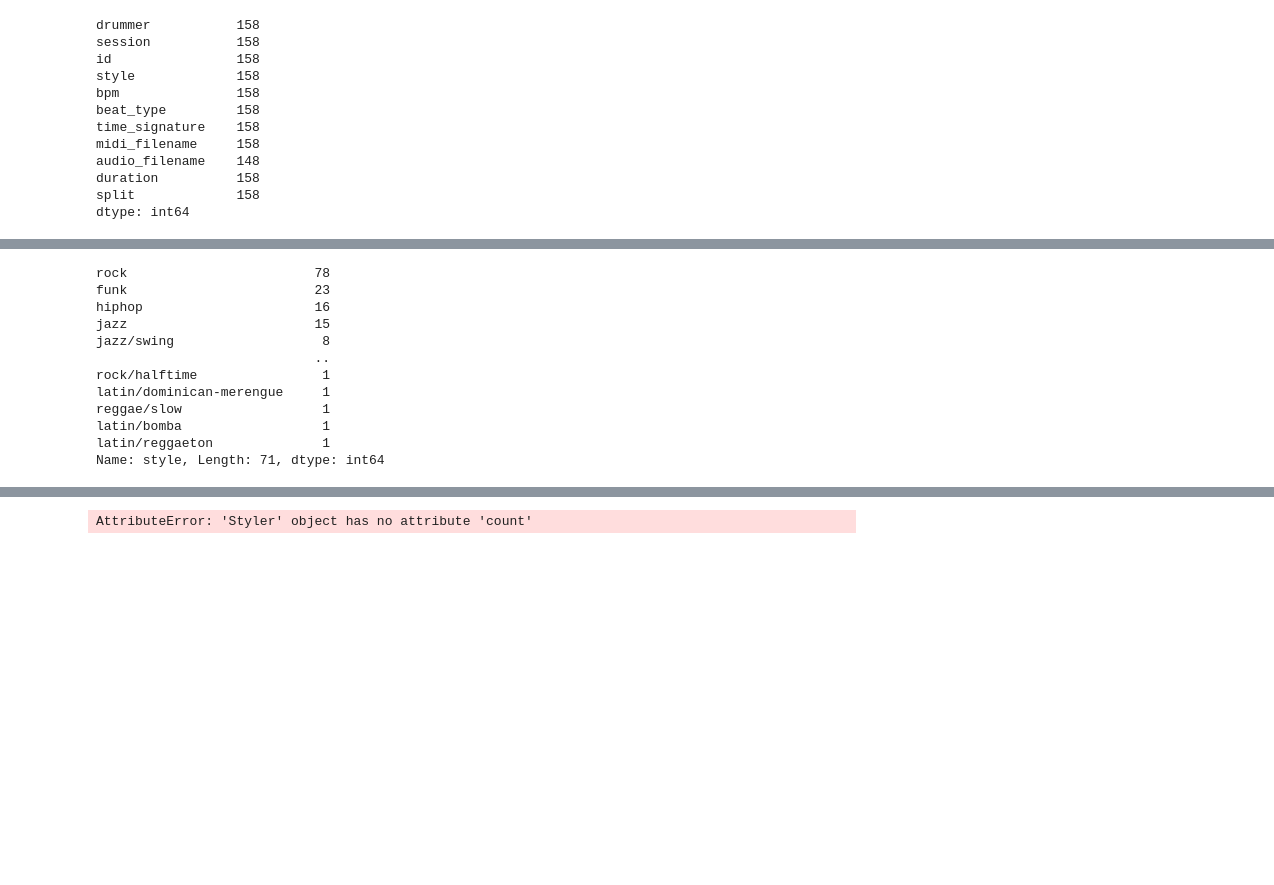
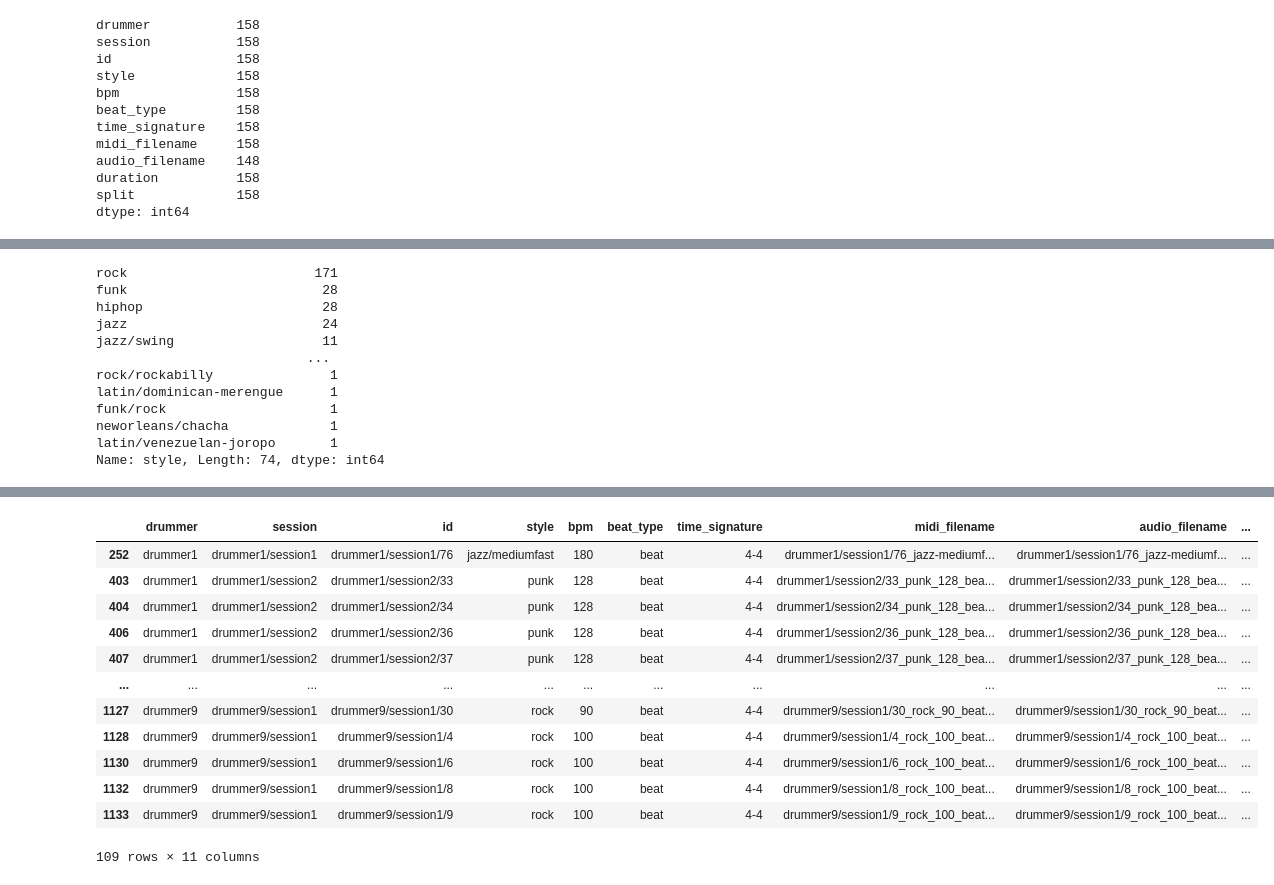
Before and after one commit to Eman27/Drum_GAN, a Jupyter notebook: profiling.ipynb, the cells around one changed output, grey strips where cells are left out. Saved outputs shown, nothing was run; the diff lists cells and outputs as text; code cells hidden in the pictures; blank space fills up the shorter version.

Commit message:
Merged styles containing multiple genres and added them to an appropriate single-genre style.

```diff
--- a/profiling.ipynb
+++ b/profiling.ipynb
@@ -93,5 +94 @@ jazz/fast                      1
 Name: style, Length: 76, dtype: int64
-# %%
-groove_df = groove_df[groove_df.duration > 30]
-groove_df.count()
-#Do we need audio files if we have the midi files??
@@ -181,24 +131,36 @@ style_durations.sort_values(by=['max'], ascending='False')
 # %%
 groove_df['style'].value_counts()
 # %% [output]
-rock                        78
-funk                        23
-hiphop                      16
-jazz                        15
-jazz/swing                   8
-                            ..
-rock/halftime                1
-latin/dominican-merengue     1
-reggae/slow                  1
-latin/bomba                  1
-latin/reggaeton              1
-Name: style, Length: 71, dtype: int64
+rock                        171
+funk                         28
+hiphop                       28
+jazz                         24
+jazz/swing                   11
+                           ...
+rock/rockabilly               1
+latin/dominican-merengue      1
+funk/rock                     1
+neworleans/chacha             1
+latin/venezuelan-joropo       1
+Name: style, Length: 74, dtype: int64
 # %%
 pandas_profiling.ProfileReport(groove_df)
 # %% [output]
 [interactive output not drawn]
 # %%
-single_styles = groove_df[groove_df.style.count() <= 1]
-single_styles.count()
+single_styles = groove_df[groove_df['duration'] <= 20]
+single_styles
 # %% [output]
+|  | drummer | session | id | style | bpm | beat_type | time_signature | midi_filename | audio_filename | ... |
+| 252 | drummer1 | drummer1/session1 | drummer1/session1/76 | jazz/mediumfast | 180 | beat | 4-4 | drummer1/session1/76_jazz-mediumf... | drummer1/session1/76_jazz-mediumf... | ... |
+| 403 | drummer1 | drummer1/session2 | drummer1/session2/33 | punk | 128 | beat | 4-4 | drummer1/session2/33_punk_128_bea... | drummer1/session2/33_punk_128_bea... | ... |
+| 404 | drummer1 | drummer1/session2 | drummer1/session2/34 | punk | 128 | beat | 4-4 | drummer1/session2/34_punk_128_bea... | drummer1/session2/34_punk_128_bea... | ... |
+| 406 | drummer1 | drummer1/session2 | drummer1/session2/36 | punk | 128 | beat | 4-4 | drummer1/session2/36_punk_128_bea... | drummer1/session2/36_punk_128_bea... | ... |
+| 407 | drummer1 | drummer1/session2 | drummer1/session2/37 | punk | 128 | beat | 4-4 | drummer1/session2/37_punk_128_bea... | drummer1/session2/37_punk_128_bea... | ... |
+| ... | ... | ... | ... | ... | ... | ... | ... | ... | ... | ... |
+| 1127 | drummer9 | drummer9/session1 | drummer9/session1/30 | rock | 90 | beat | 4-4 | drummer9/session1/30_rock_90_beat... | drummer9/session1/30_rock_90_beat... | ... |
+| 1128 | drummer9 | drummer9/session1 | drummer9/session1/4 | rock | 100 | beat | 4-4 | drummer9/session1/4_rock_100_beat... | drummer9/session1/4_rock_100_beat... | ... |
+| 1130 | drummer9 | drummer9/session1 | drummer9/session1/6 | rock | 100 | beat | 4-4 | drummer9/session1/6_rock_100_beat... | drummer9/session1/6_rock_100_beat... | ... |
+| 1132 | drummer9 | drummer9/session1 | drummer9/session1/8 | rock | 100 | beat | 4-4 | drummer9/session1/8_rock_100_beat... | drummer9/session1/8_rock_100_beat... | ... |
+| 1133 | drummer9 | drummer9/session1 | drummer9/session1/9 | rock | 100 | beat | 4-4 | drummer9/session1/9_rock_100_beat... | drummer9/session1/9_rock_100_beat... | ... |
-AttributeError: 'Styler' object has no attribute 'count'
+109 rows × 11 columns
```
Also changed, not shown: parts of 13 cells of this notebook.
